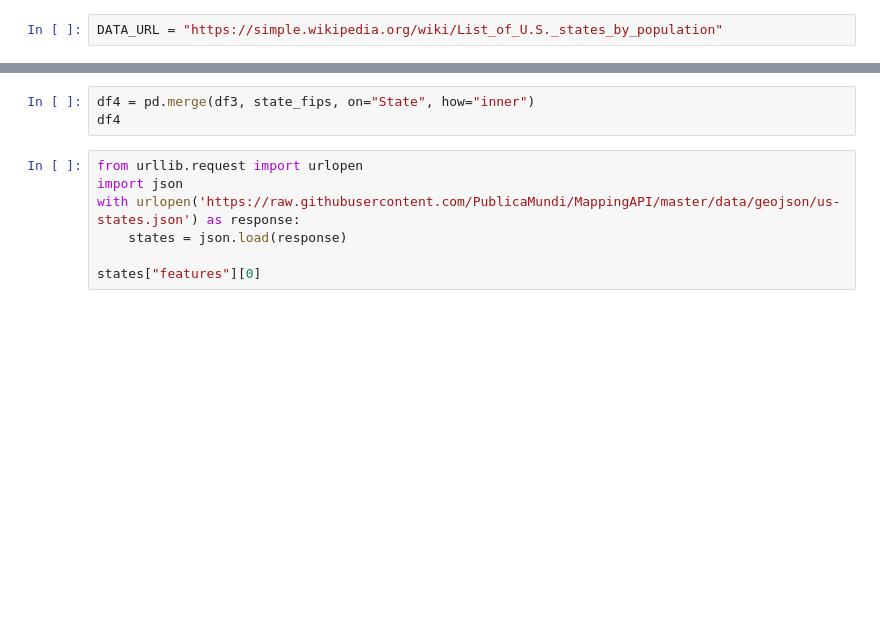
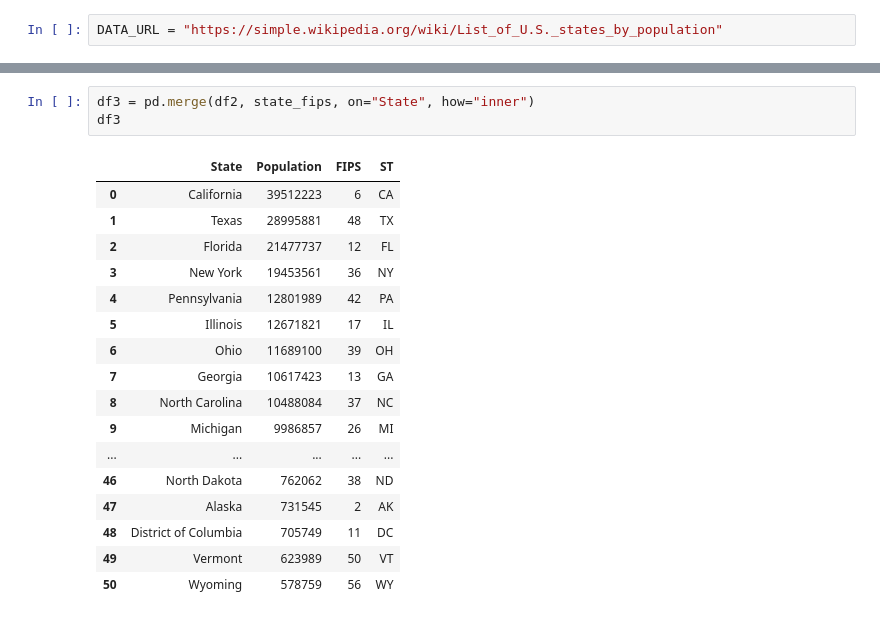
Before and after one commit to pythonbooks/case-study-01, a Jupyter notebook: us_pop.ipynb, the cells around one changed output, grey strips where cells are left out. Drawn from its saved outputs; the diff is of its cells as text; blank space fills up the shorter version.

```diff
--- a/us_pop.ipynb
+++ b/us_pop.ipynb
@@ -105,11 +308,22 @@ state_fips.head()
 # %%
-df4 = pd.merge(df3, state_fips, on="State", how="inner")
-df4
+df3 = pd.merge(df2, state_fips, on="State", how="inner")
+df3
+# %% [output]
+|  | State | Population | FIPS | ST |
+| 0 | California | 39512223 | 6 | CA |
+| 1 | Texas | 28995881 | 48 | TX |
+| 2 | Florida | 21477737 | 12 | FL |
+| 3 | New York | 19453561 | 36 | NY |
+| 4 | Pennsylvania | 12801989 | 42 | PA |
+| 5 | Illinois | 12671821 | 17 | IL |
+| 6 | Ohio | 11689100 | 39 | OH |
+| 7 | Georgia | 10617423 | 13 | GA |
+| 8 | North Carolina | 10488084 | 37 | NC |
+| 9 | Michigan | 9986857 | 26 | MI |
+| ... | ... | ... | ... | ... |
+| 46 | North Dakota | 762062 | 38 | ND |
+| 47 | Alaska | 731545 | 2 | AK |
+| 48 | District of Columbia | 705749 | 11 | DC |
+| 49 | Vermont | 623989 | 50 | VT |
+| 50 | Wyoming | 578759 | 56 | WY |
-# %%
-from urllib.request import urlopen
-import json
-with urlopen('https://raw.githubusercontent.com/PublicaMundi/MappingAPI/master/data/geojson/us-states.json') as response:
-    states = json.load(response)
-
-states["features"][0]
 # %%
```
Also changed, not shown: parts of 18 cells of this notebook.
